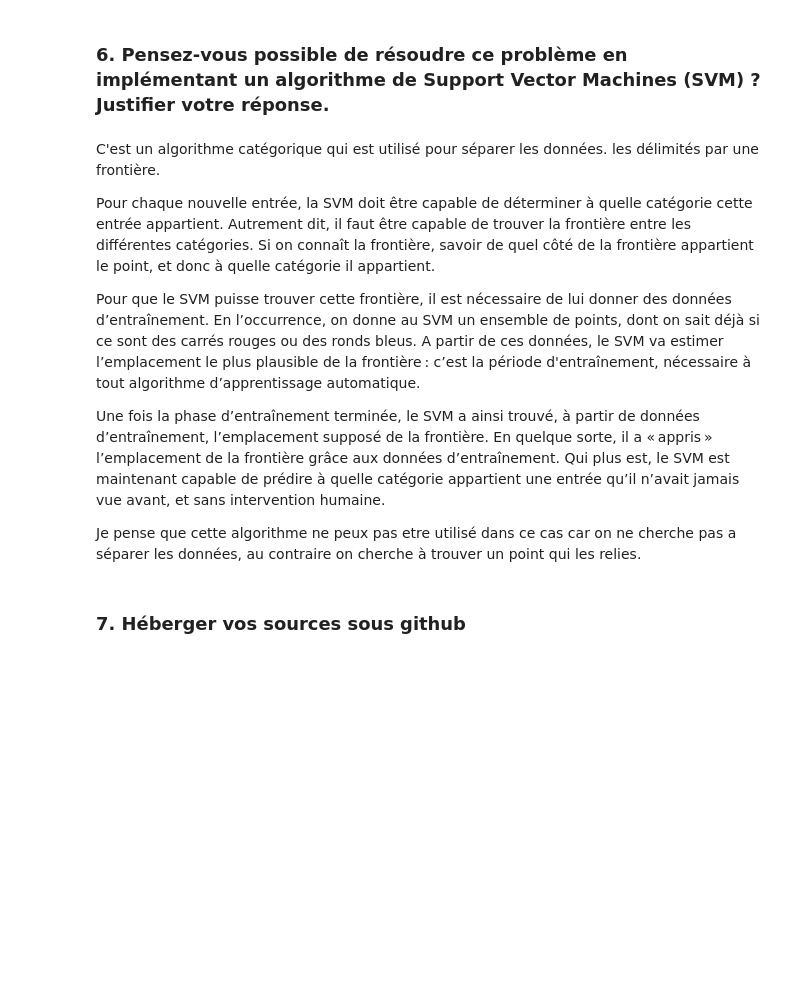
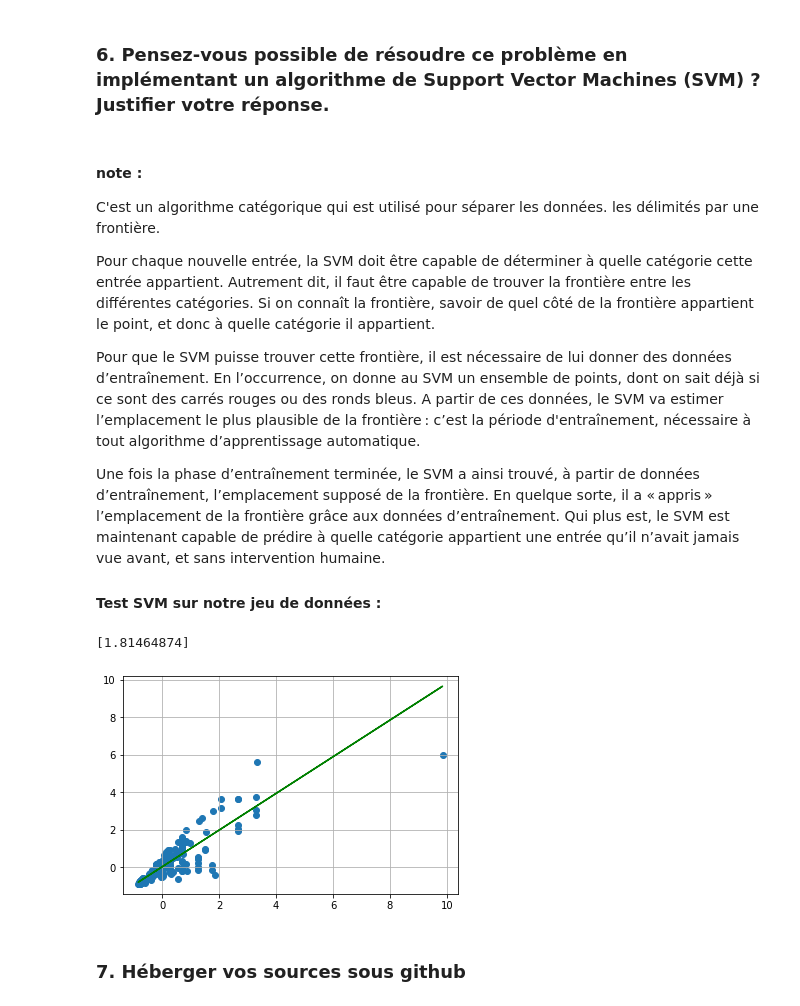
Before and after one commit to Ludo-R/CarPurchase-Project, a Jupyter notebook: carpurchase.ipynb, the cells around one changed output. Cells and saved outputs as stored; diff of their text form; code cells hidden in the pictures; blank space fills up the shorter version.

```diff
--- a/carpurchase.ipynb
+++ b/carpurchase.ipynb
@@ -375,4 +375,6 @@ R2 : 0.7726103146985779
 # %% [markdown]
+#### note :
+
 C'est un algorithme catégorique qui est utilisé pour séparer les données. les délimités par une frontière.
 
 Pour chaque nouvelle entrée, la SVM doit être capable de déterminer à quelle catégorie cette entrée appartient.
@@ -382,7 +384,40 @@ Pour que le SVM puisse trouver cette frontière, il est nécessaire de lui donne
 
 Une fois la phase d’entraînement terminée, le SVM a ainsi trouvé, à partir de données d’entraînement, l’emplacement supposé de la frontière. En quelque sorte, il a « appris » l’emplacement de la frontière grâce aux données d’entraînement. Qui plus est, le SVM est maintenant capable de prédire à quelle catégorie appartient une entrée qu’il n’avait jamais vue avant, et sans intervention humaine.
 
-Je pense que cette algorithme ne peux pas etre utilisé dans ce cas car on ne cherche pas a séparer les données, au contraire on cherche à trouver un point qui les relies.
+
+#### Test SVM sur notre jeu de données :
+# %%
+import numpy as np
+import matplotlib.pyplot as plt
+from sklearn.svm import SVR
+from sklearn.preprocessing import StandardScaler
+
+X = df["Present_Price"].values
+y = df["Selling_Price"].values
+
+X = X.reshape(-1,1)
+y = y.reshape(-1,1)
+
+
+sc_X = StandardScaler()
+sc_y = StandardScaler()
+
+X = sc_X.fit_transform(X)
+y = sc_y.fit_transform(y).ravel()
+
+regressor = SVR(kernel='linear')
+regressor.fit(X,y)
+
+y_pred = sc_y.inverse_transform ((regressor.predict (sc_X.transform(np.array([[2.5]])))))
+print(y_pred)
+
+plt.grid()
+plt.scatter(X, y)
+plt.plot(X, regressor.predict(X), color = 'green')
+plt.show()
+# %% [output]
+[1.81464874]
+[figure, added]
 # %% [markdown]
 ### 7. Héberger vos sources sous github
 # %% [markdown]
```
Also changed, not shown: parts of 5 cells of this notebook, 2 other files.
